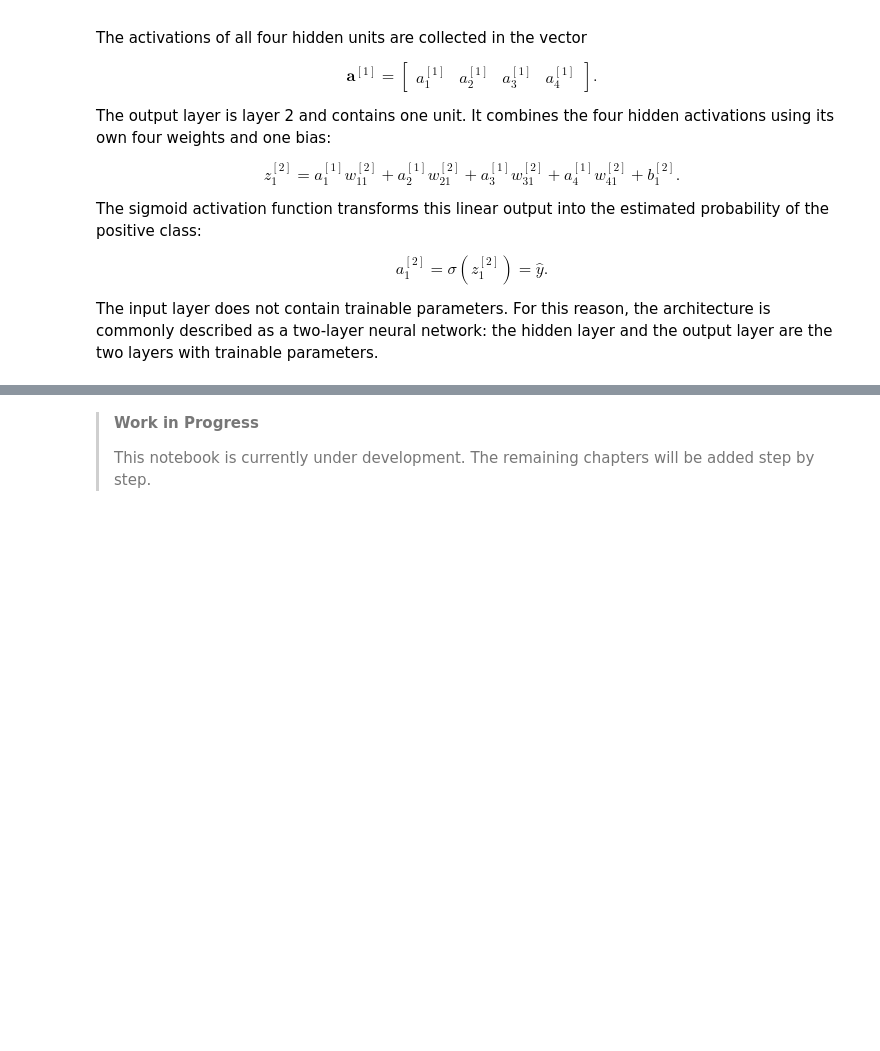
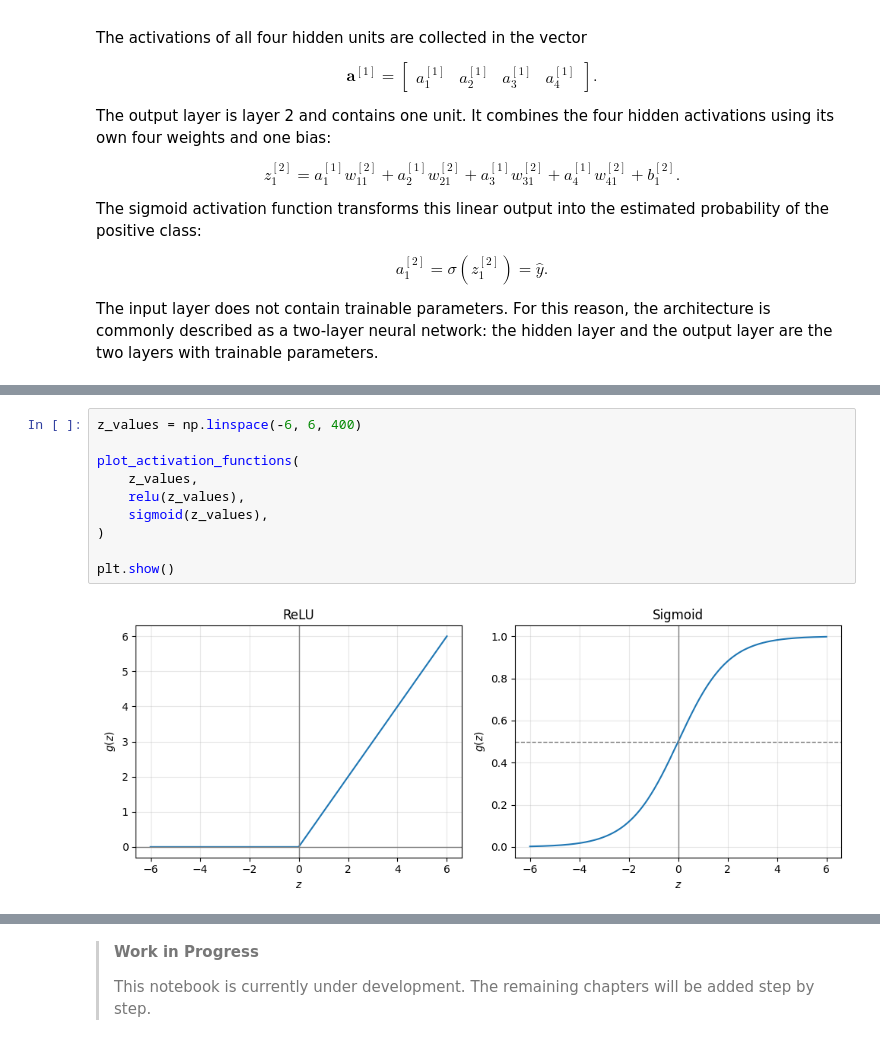
Before and after one commit to MonasteryStudent/ml-from-scratch, a Jupyter notebook: notebooks/04_neural_network/neural_network.ipynb, the cells around one changed output, grey strips where cells are left out. Drawn from its saved outputs; the diff is of its cells as text; blank space fills up the shorter version.

Commit message:
Add activation, forward propagation, and cost to neural network notebook

```diff
--- a/notebooks/04_neural_network/neural_network.ipynb
+++ b/notebooks/04_neural_network/neural_network.ipynb
@@ -387,0 +423,12 @@ To learn a nonlinear decision boundary, the hidden layer must therefore apply a
+# %%
+z_values = np.linspace(-6, 6, 400)
+
+plot_activation_functions(
+    z_values,
+    relu(z_values),
+    sigmoid(z_values),
+)
+
+plt.show()
+# %% [output]
+[figure, added]
```
Also changed, not shown: parts of 15 cells of this notebook, 3 other files.
